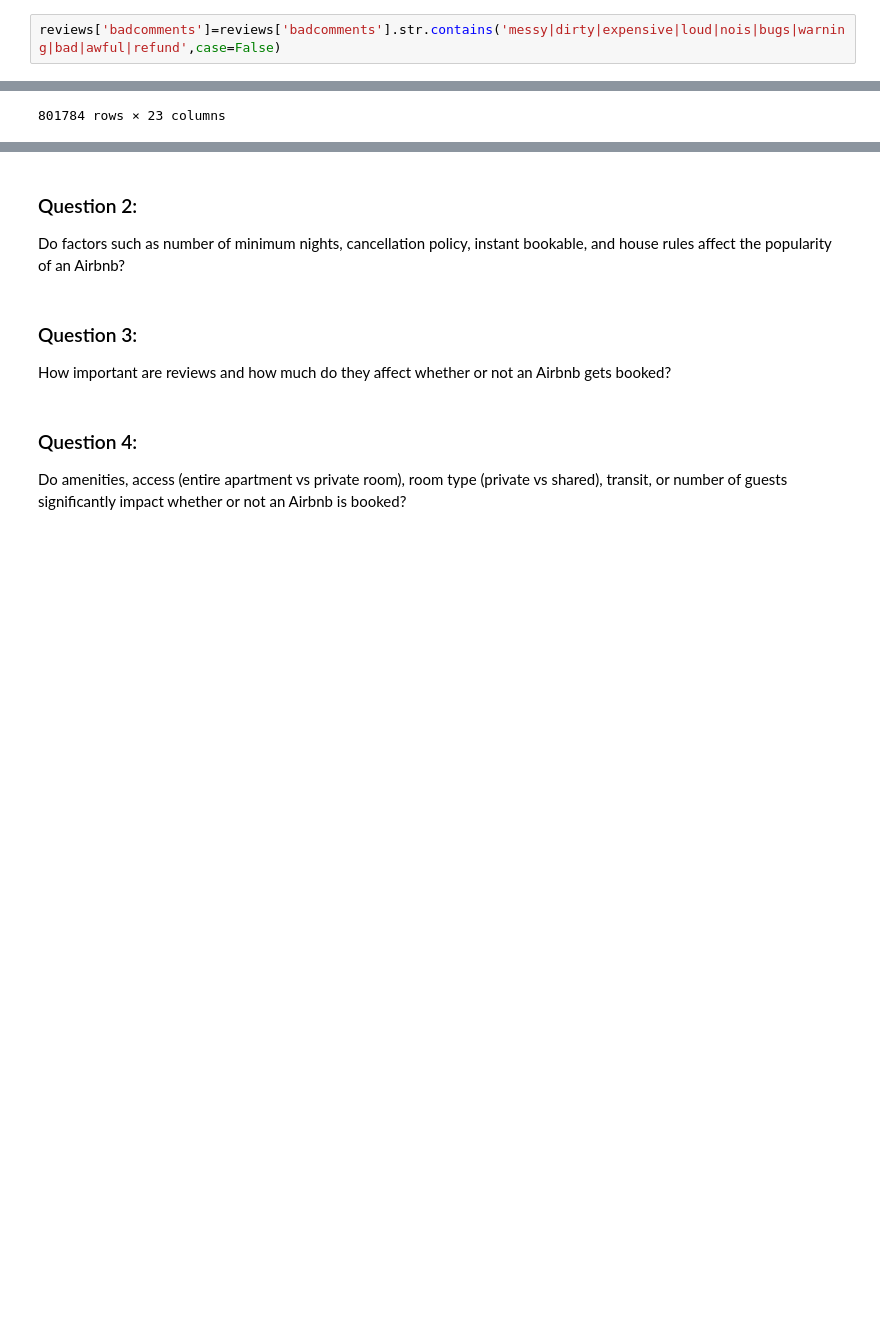
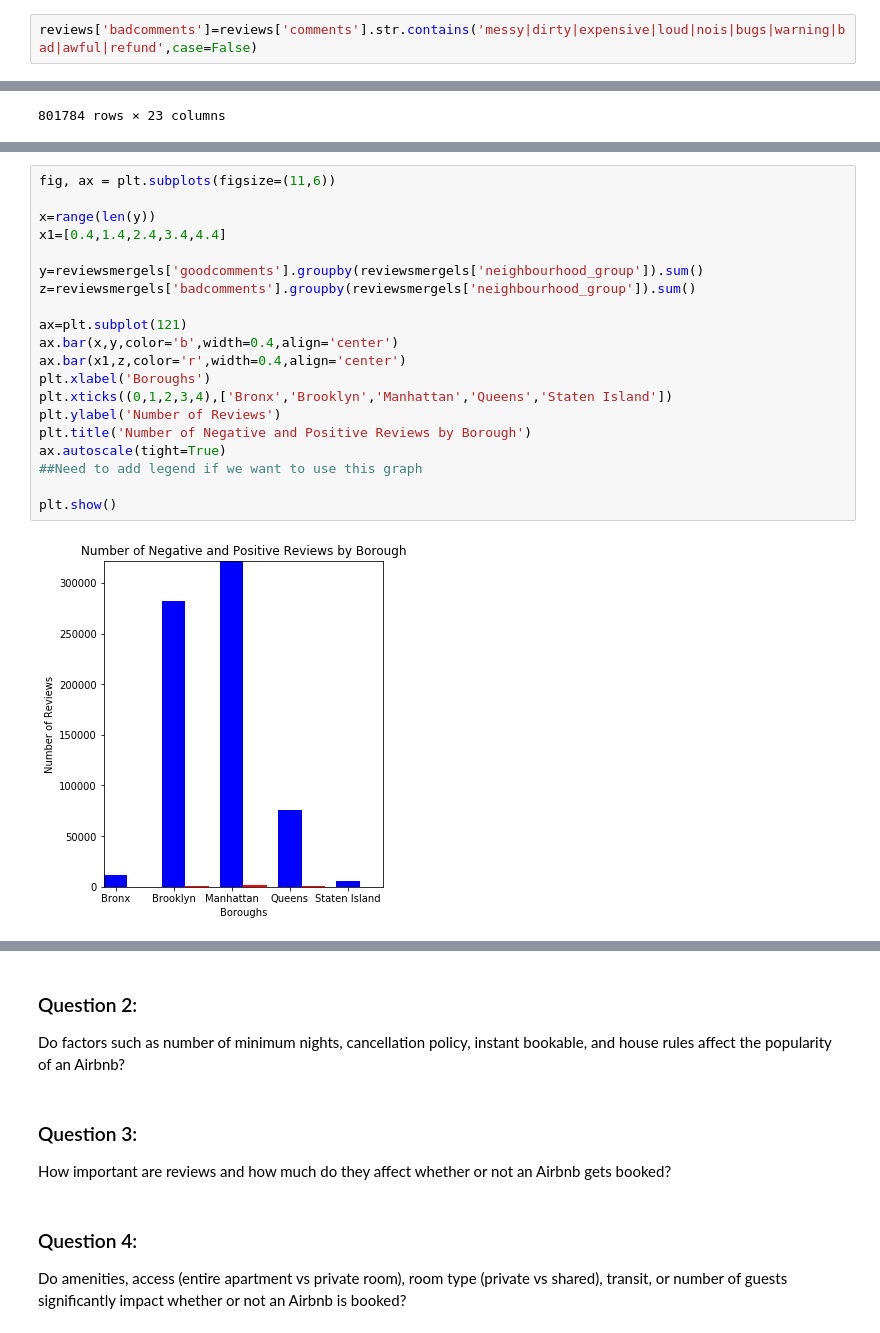
Before and after one commit to vrm8601/Airbnb-Crime, a Jupyter notebook: current code.ipynb, the cells around one changed output, grey strips where cells are left out. Saved outputs shown, nothing was run; the diff lists cells and outputs as text; blank space fills up the shorter version.

```diff
--- a/current code.ipynb
+++ b/current code.ipynb
@@ -343,7 +336,7 @@ reviews['badcomments']=reviews['comments']
 # %%
 reviews.loc[reviews['goodcomments']==True, 'badcomments']=None
 # %%
-reviews['badcomments']=reviews['badcomments'].str.contains('messy|dirty|expensive|loud|nois|bugs|warning|bad|awful|refund',case=False)
+reviews['badcomments']=reviews['comments'].str.contains('messy|dirty|expensive|loud|nois|bugs|warning|bad|awful|refund',case=False)
 # %%
 len(reviews[reviews['badcomments']==True])
 # %% [output]
@@ -403,0 +397,22 @@ ValueError: cannot reindex from a duplicate axis
+# %%
+fig, ax = plt.subplots(figsize=(11,6))
+
+x=range(len(y))
+x1=[0.4,1.4,2.4,3.4,4.4]
+
+y=reviewsmergels['goodcomments'].groupby(reviewsmergels['neighbourhood_group']).sum()
+z=reviewsmergels['badcomments'].groupby(reviewsmergels['neighbourhood_group']).sum()
+
+ax=plt.subplot(121)
+ax.bar(x,y,color='b',width=0.4,align='center')
+ax.bar(x1,z,color='r',width=0.4,align='center')
+plt.xlabel('Boroughs')
+plt.xticks((0,1,2,3,4),['Bronx','Brooklyn','Manhattan','Queens','Staten Island'])
+plt.ylabel('Number of Reviews')
+plt.title('Number of Negative and Positive Reviews by Borough')
+ax.autoscale(tight=True)
+##Need to add legend if we want to use this graph
+
+plt.show()
+# %% [output]
+[figure, added]
```
Also changed, not shown: parts of 12 cells of this notebook.
